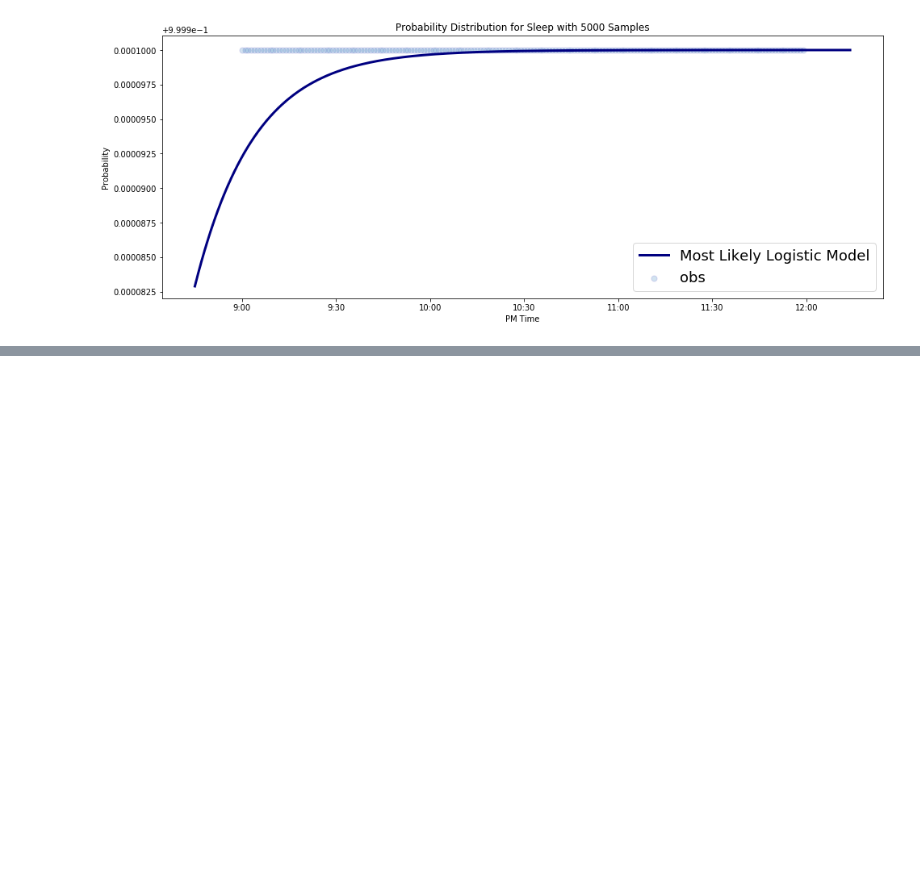
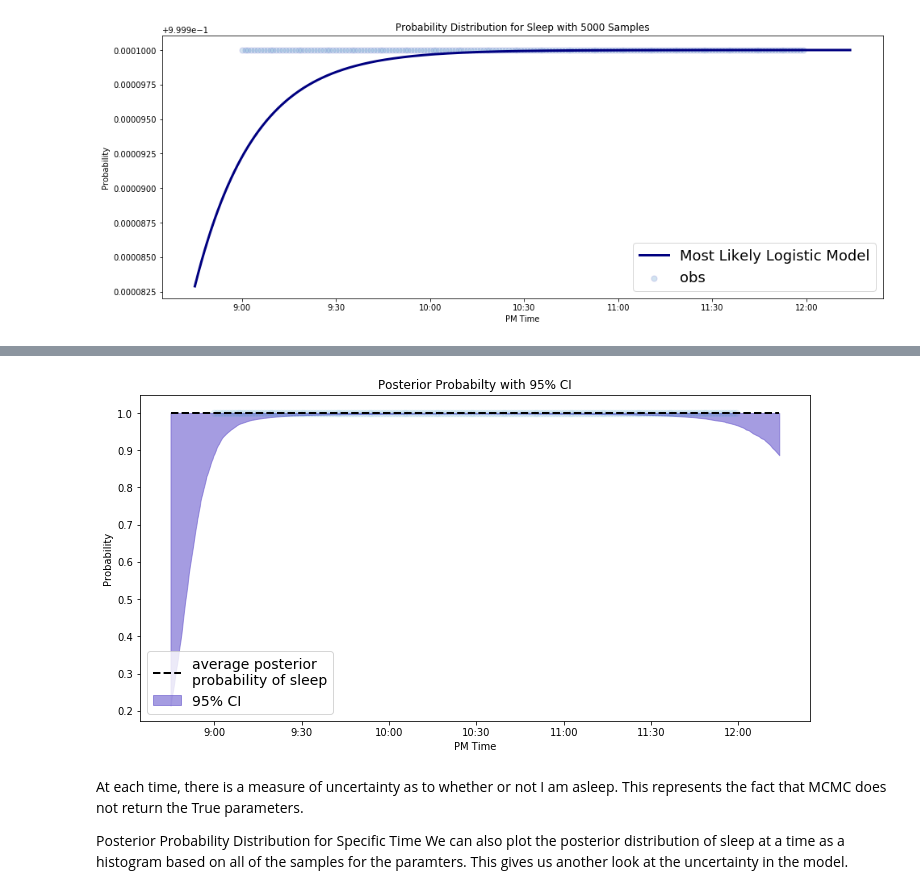
Before and after one commit to mohitroy2502/Bayseian-Wake-Sleep-Data-Exp, a Jupyter notebook: Wake and Sleep Data Exploration.ipynb, the cells around one changed output, grey strips where cells are left out. Saved outputs shown, nothing was run; the diff lists cells and outputs as text; code cells hidden in the pictures; blank space fills up the shorter version.

```diff
--- a/Wake and Sleep Data Exploration.ipynb
+++ b/Wake and Sleep Data Exploration.ipynb
@@ -386,0 +425,21 @@ plt.xticks([-60, -30, 0, 30, 60, 90, 120], sleep_labels);
+# %%
+sleep_all_est = logistic(time_est.T, beta_samples, alpha_samples)
+quantiles = stats.mstats.mquantiles(sleep_all_est, [0.025, 0.975], axis=0)
+# %%
+plt.fill_between(time_est[:, 0], *quantiles, alpha=0.6,
+                 color='slateblue', label = '95% CI')
+plt.plot(time_est, sleep_est, lw=2, ls='--',
+         color='black', label="average posterior \nprobability of sleep")
+plt.xticks([-60, -30, 0, 30, 60, 90, 120], sleep_labels);
+plt.scatter(time, sleep_obs, edgecolor = 'skyblue', s=50, alpha=0.1);
+plt.legend(prop={'size':14})
+plt.xlabel('PM Time'); plt.ylabel('Probability');
+plt.title('Posterior Probabilty with 95% CI');
+# %% [output]
+[figure, added]
+# %% [markdown]
+
+At each time, there is a measure of uncertainty as to whether or not I am asleep. This represents the fact that MCMC does not return the True parameters.
+
+Posterior Probability Distribution for Specific Time
+We can also plot the posterior distribution of sleep at a time as a histogram based on all of the samples for the paramters. This gives us another look at the uncertainty in the model.
```
Also changed, not shown: parts of 39 cells of this notebook.
